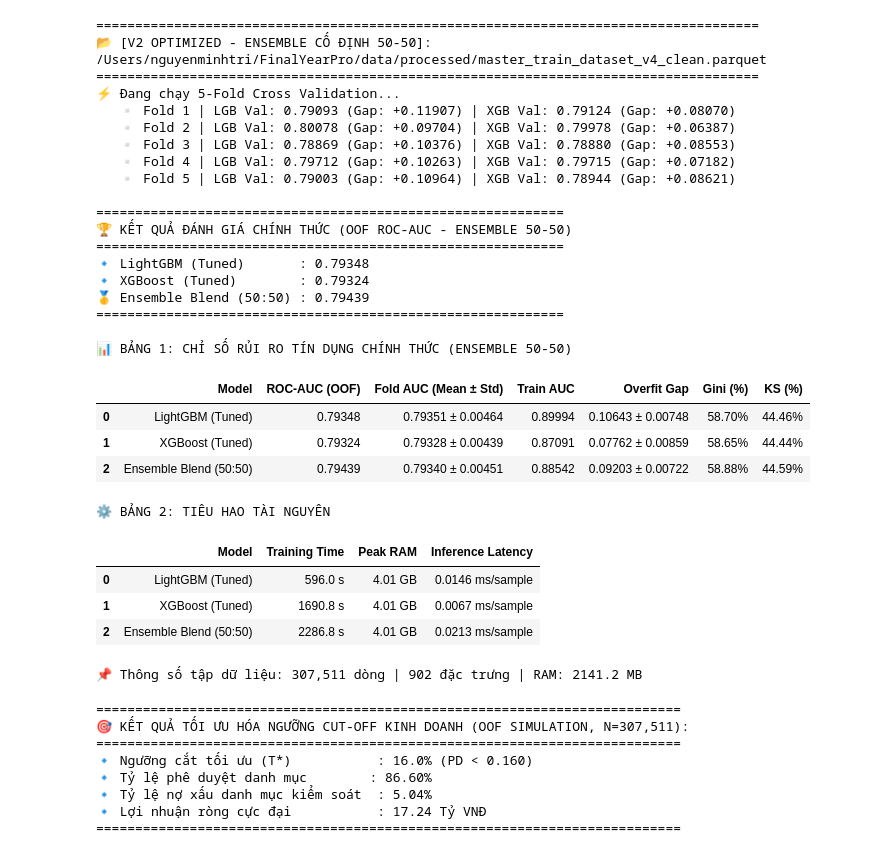
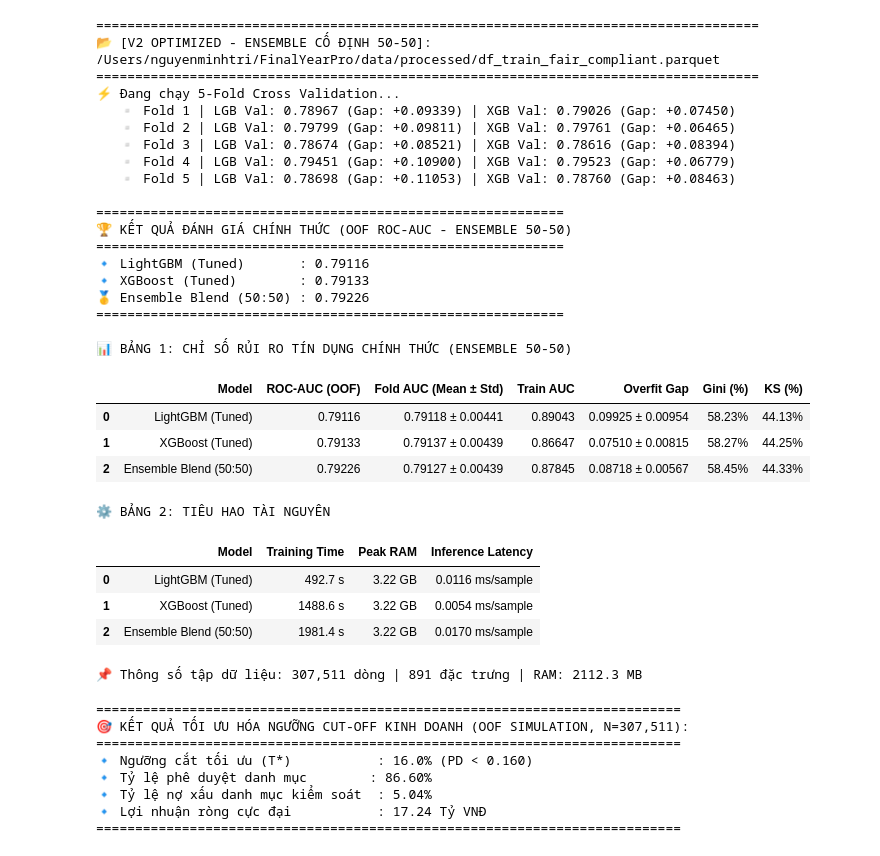
Before and after one commit to NguyenMinhTri2908/xAI, a Jupyter notebook: Model/Cut_Off.ipynb, the cells around one changed output. Cells and saved outputs as stored; diff of their text form; code cells hidden in the pictures.

```diff
--- a/Model/Cut_Off.ipynb
+++ b/Model/Cut_Off.ipynb
@@ -207,52 +207,52 @@ def evaluate_models_v2_optimized(file_path: str, n_splits: int = 5):
     display(pd.DataFrame(perf_records))
 
     print("\n⚙️ BẢNG 2: TIÊU HAO TÀI NGUYÊN")
     display(pd.DataFrame(res_records))
 
     print(f"\n📌 Thông số tập dữ liệu: {n_rows:,} dòng | {X.shape[1]} đặc trưng | RAM: {dataset_ram_mb:.1f} MB")
 
     return {
         'df': df,
         'y': y,
         'lgb_oof': lgb_oof,
         'xgb_oof': xgb_oof,
         'opt_ensemble_oof': opt_ensemble_oof,
         'weights': (0.5, 0.5)
     }
 
 # THỰC THI HUẤN LUYỆN
-data_path = '/data/processed/master_train_dataset_v4_clean.parquet'
+data_path = '/Users/nguyenminhtri/FinalYearPro/data/processed/df_train_fair_compliant.parquet'
 eval_output = evaluate_models_v2_optimized(file_path=data_path, n_splits=5)
 # %% [output]
 =====================================================================================
-📂 [V2 OPTIMIZED - ENSEMBLE CỐ ĐỊNH 50-50]: /Users/nguyenminhtri/FinalYearPro/data/processed/master_train_dataset_v4_clean.parquet
+📂 [V2 OPTIMIZED - ENSEMBLE CỐ ĐỊNH 50-50]: /Users/nguyenminhtri/FinalYearPro/data/processed/df_train_fair_compliant.parquet
 =====================================================================================
 ⚡ Đang chạy 5-Fold Cross Validation...
-   ▫️ Fold 1 | LGB Val: 0.79093 (Gap: +0.11907) | XGB Val: 0.79124 (Gap: +0.08070)
-   ▫️ Fold 2 | LGB Val: 0.80078 (Gap: +0.09704) | XGB Val: 0.79978 (Gap: +0.06387)
-   ▫️ Fold 3 | LGB Val: 0.78869 (Gap: +0.10376) | XGB Val: 0.78880 (Gap: +0.08553)
-   ▫️ Fold 4 | LGB Val: 0.79712 (Gap: +0.10263) | XGB Val: 0.79715 (Gap: +0.07182)
-   ▫️ Fold 5 | LGB Val: 0.79003 (Gap: +0.10964) | XGB Val: 0.78944 (Gap: +0.08621)
+   ▫️ Fold 1 | LGB Val: 0.78967 (Gap: +0.09339) | XGB Val: 0.79026 (Gap: +0.07450)
+   ▫️ Fold 2 | LGB Val: 0.79799 (Gap: +0.09811) | XGB Val: 0.79761 (Gap: +0.06465)
+   ▫️ Fold 3 | LGB Val: 0.78674 (Gap: +0.08521) | XGB Val: 0.78616 (Gap: +0.08394)
+   ▫️ Fold 4 | LGB Val: 0.79451 (Gap: +0.10900) | XGB Val: 0.79523 (Gap: +0.06779)
+   ▫️ Fold 5 | LGB Val: 0.78698 (Gap: +0.11053) | XGB Val: 0.78760 (Gap: +0.08463)
 
 ============================================================
 🏆 KẾT QUẢ ĐÁNH GIÁ CHÍNH THỨC (OOF ROC-AUC - ENSEMBLE 50-50)
 ============================================================
-🔹 LightGBM (Tuned)       : 0.79348
-🔹 XGBoost (Tuned)        : 0.79324
-🥇 Ensemble Blend (50:50) : 0.79439
+🔹 LightGBM (Tuned)       : 0.79116
+🔹 XGBoost (Tuned)        : 0.79133
+🥇 Ensemble Blend (50:50) : 0.79226
 ============================================================
 
 📊 BẢNG 1: CHỈ SỐ RỦI RO TÍN DỤNG CHÍNH THỨC (ENSEMBLE 50-50)
 |  | Model | ROC-AUC (OOF) | Fold AUC (Mean ± Std) | Train AUC | Overfit Gap | Gini (%) | KS (%) |
-| 0 | LightGBM (Tuned) | 0.79348 | 0.79351 ± 0.00464 | 0.89994 | 0.10643 ± 0.00748 | 58.70% | 44.46% |
-| 1 | XGBoost (Tuned) | 0.79324 | 0.79328 ± 0.00439 | 0.87091 | 0.07762 ± 0.00859 | 58.65% | 44.44% |
-| 2 | Ensemble Blend (50:50) | 0.79439 | 0.79340 ± 0.00451 | 0.88542 | 0.09203 ± 0.00722 | 58.88% | 44.59% |
+| 0 | LightGBM (Tuned) | 0.79116 | 0.79118 ± 0.00441 | 0.89043 | 0.09925 ± 0.00954 | 58.23% | 44.13% |
+| 1 | XGBoost (Tuned) | 0.79133 | 0.79137 ± 0.00439 | 0.86647 | 0.07510 ± 0.00815 | 58.27% | 44.25% |
+| 2 | Ensemble Blend (50:50) | 0.79226 | 0.79127 ± 0.00439 | 0.87845 | 0.08718 ± 0.00567 | 58.45% | 44.33% |
 ⚙️ BẢNG 2: TIÊU HAO TÀI NGUYÊN
 |  | Model | Training Time | Peak RAM | Inference Latency |
-| 0 | LightGBM (Tuned) | 596.0 s | 4.01 GB | 0.0146 ms/sample |
-| 1 | XGBoost (Tuned) | 1690.8 s | 4.01 GB | 0.0067 ms/sample |
-| 2 | Ensemble Blend (50:50) | 2286.8 s | 4.01 GB | 0.0213 ms/sample |
+| 0 | LightGBM (Tuned) | 492.7 s | 3.22 GB | 0.0116 ms/sample |
+| 1 | XGBoost (Tuned) | 1488.6 s | 3.22 GB | 0.0054 ms/sample |
+| 2 | Ensemble Blend (50:50) | 1981.4 s | 3.22 GB | 0.0170 ms/sample |
-📌 Thông số tập dữ liệu: 307,511 dòng | 902 đặc trưng | RAM: 2141.2 MB
+📌 Thông số tập dữ liệu: 307,511 dòng | 891 đặc trưng | RAM: 2112.3 MB
 # %%
 import numpy as np
 import pandas as pd
```
Also changed, not shown: parts of 1 cell of this notebook, 2 other files.
